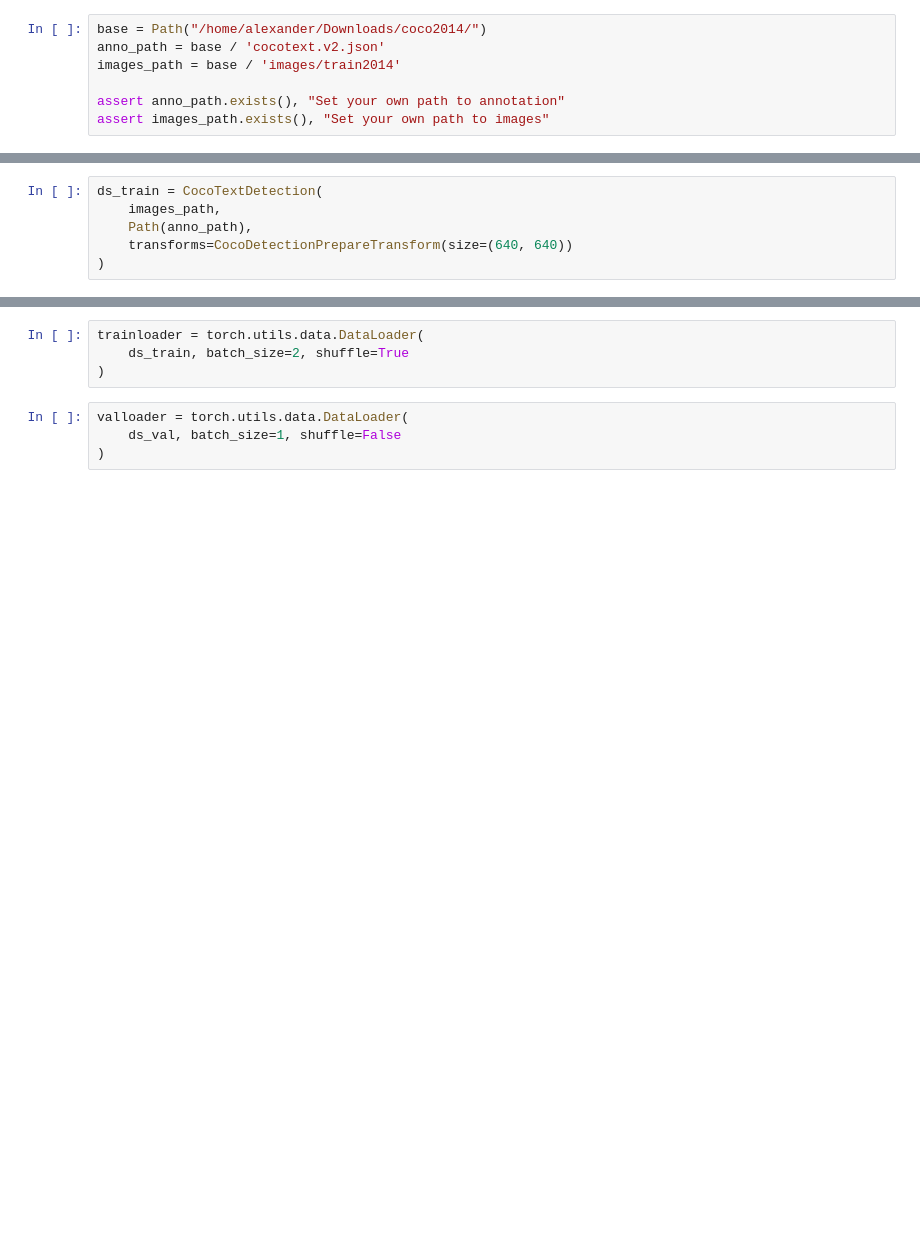
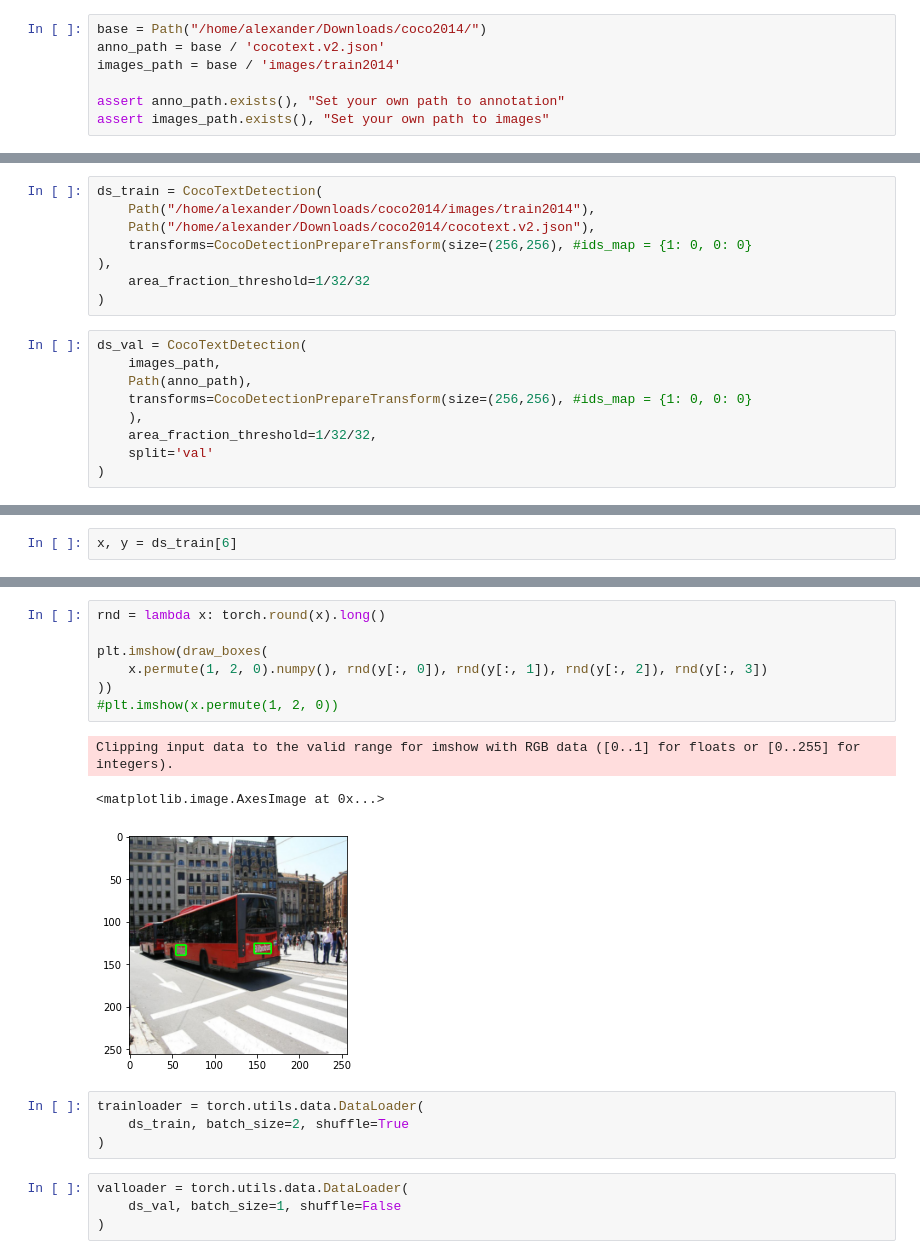
Before and after one commit to VashchilkoAV/course_cvdl, a Jupyter notebook: task3/centernet.ipynb, the cells around one changed output, grey strips where cells are left out. Cells and saved outputs as stored; diff of their text form; blank space fills up the shorter version.

```diff
--- a/task3/centernet.ipynb
+++ b/task3/centernet.ipynb
@@ -36,6 +78,17 @@ cd ../task3
+# %%
+ds_train = CocoTextDetection(
+    Path("/home/alexander/Downloads/coco2014/images/train2014"),
+    Path("/home/alexander/Downloads/coco2014/cocotext.v2.json"),
+    transforms=CocoDetectionPrepareTransform(size=(256,256), #ids_map = {1: 0, 0: 0}
+),
+    area_fraction_threshold=1/32/32
+)
 # %%
-ds_train = CocoTextDetection(
+ds_val = CocoTextDetection(
     images_path,
     Path(anno_path),
-    transforms=CocoDetectionPrepareTransform(size=(640, 640))
+    transforms=CocoDetectionPrepareTransform(size=(256,256), #ids_map = {1: 0, 0: 0}
+    ),
+    area_fraction_threshold=1/32/32,
+    split='val'
 )
@@ -48,0 +95,2 @@ ds_val = CocoTextDetection(
+# %%
+x, y = ds_train[6]
@@ -49,3 +110,14 @@ ds_val = CocoTextDetection(
+# %%
+rnd = lambda x: torch.round(x).long()
+
+plt.imshow(draw_boxes(
+    x.permute(1, 2, 0).numpy(), rnd(y[:, 0]), rnd(y[:, 1]), rnd(y[:, 2]), rnd(y[:, 3])
+))
+#plt.imshow(x.permute(1, 2, 0))
+# %% [output]
+Clipping input data to the valid range for imshow with RGB data ([0..1] for floats or [0..255] for integers).
+<matplotlib.image.AxesImage at 0x...>
+[figure, added]
 # %%
 trainloader = torch.utils.data.DataLoader(
     ds_train, batch_size=2, shuffle=True
```
Also changed, not shown: parts of 56 cells of this notebook, 8 other files.
